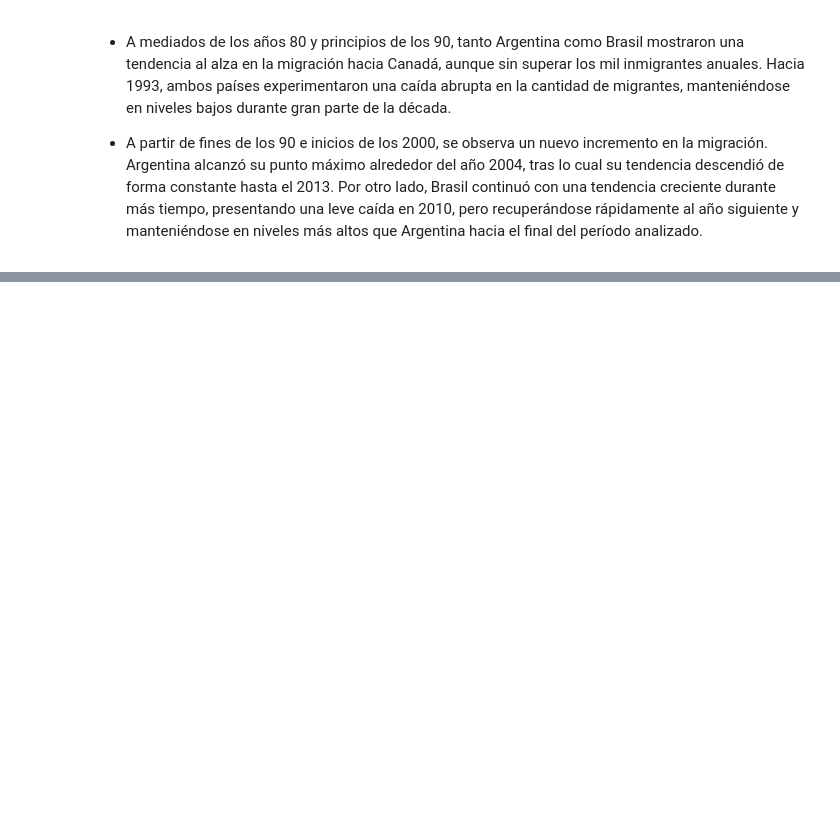
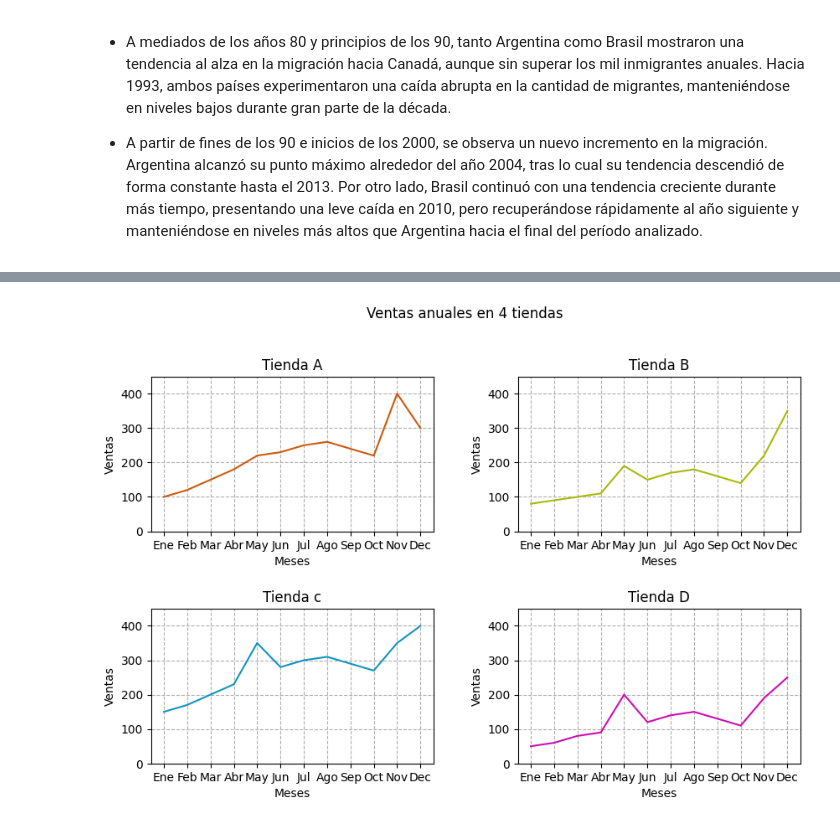
Before and after one commit to DanielRaiicHu/visualizacion-de-datos-con-bibliotecas-de-python, a Jupyter notebook: visualizacion_de_datos_con_bibliotecas_de_python.ipynb, the cells around one changed output, grey strips where cells are left out. Drawn from its saved outputs; the diff is of its cells as text; code cells hidden in the pictures; blank space fills up the shorter version.

```diff
--- a/visualizacion_de_datos_con_bibliotecas_de_python.ipynb
+++ b/visualizacion_de_datos_con_bibliotecas_de_python.ipynb
@@ -407,0 +594,16 @@ plt.show()
+# %%
+tiendas = ['A', 'B', 'C', 'D']
+ventas_2022 = {'Ene': [100, 80, 150, 50],
+    'Feb': [120, 90, 170, 60],
+    'Mar': [150, 100, 200, 80],
+    'Abr': [180, 110, 230, 90],
+    'May': [220, 190, 350, 200],
+    'Jun': [230, 150, 280, 120],
+    'Jul': [250, 170, 300, 140],
+    'Ago': [260, 180, 310, 150],
+    'Sep': [240, 160, 290, 130],
+    'Oct': [220, 140, 270, 110],
+    'Nov': [400, 220, 350, 190],
+    'Dec': [300, 350, 400, 250]}
+# %%
+df_ventas = pd.DataFrame(ventas_2022, index=tiendas)
@@ -407,0 +618,59 @@ plt.show()
+# %%
+# Usamos las filas del DataFrame directamente, ya que las columnas representan los meses del año.
+meses = df_ventas.columns.tolist()
+
+# Creamos una figura con 2 filas y 2 columnas de subgráficos (total: 4 gráficos)
+fig, axs = plt.subplots(2, 2, figsize=(10, 6))
+
+# Título general del conjunto de gráficos (subplots)
+# El parámetro y=1.02 eleva el título un poco sobre los subgráficos
+fig.suptitle('Ventas anuales en 4 tiendas', y=1.02)
+
+# Ajustamos el espacio entre subgráficos
+# hspace → espacio vertical entre filas
+# wspace → espacio horizontal entre columnas
+fig.subplots_adjust(hspace=0.5, wspace=0.3)
+
+
+# Primer gráfico: posición [0,0] → A
+axs[0, 0].plot(df_ventas.loc['A', meses], color= '#cd5a0f')
+axs[0, 0].set_title('Tienda A')
+
+# Segundo gráfico: posición [0,1] → B
+axs[0, 1].plot(df_ventas.loc['B', meses], color = '#a8bb09' )
+axs[0, 1].set_title('Tienda B')
+
+# Tercer gráfico: posición [1,0] → C
+axs[1, 0].plot(df_ventas.loc['C', meses], color ='#1295bf')
+axs[1, 0].set_title('Tienda c')
+
+# Cuarto gráfico: posición [1,1] → D
+axs[1, 1].plot(df_ventas.loc['D', meses], color ='#cd0fb3')
+axs[1, 1].set_title('Tienda D')
+
+# Establecemos el límite inferior y superior del eje y para todos los gráficos
+ymin = 0    # Límite inferior del eje y
+ymax = 450 # Límite superior del eje y
+
+# Aplicamos los límites del eje y a cada uno de los subgráficos
+for ax in axs.ravel():
+  ax.set_ylim(ymin, ymax)  # Establece el rango del eje y desde 0 hasta 7000
+
+
+# Configuramos cada subgráfico por separado usando un bucle
+for ax in axs.flat:
+
+    # Establecemos una separación de 100 entre cada marca del eje y
+    ax.yaxis.set_major_locator(plt.MultipleLocator(100))
+    # Etiqueta del eje x
+    ax.set_xlabel('Meses')
+    # Etiqueta del eje y
+    ax.set_ylabel('Ventas')
+    # Mostramos líneas de referencia con un estilo de línea punteada
+    ax.grid(linestyle='--')
+
+
+# Mostramos todos los gráficos
+plt.show()
+# %% [output]
+[figure, added]
```
Also changed, not shown: parts of 17 cells of this notebook.
